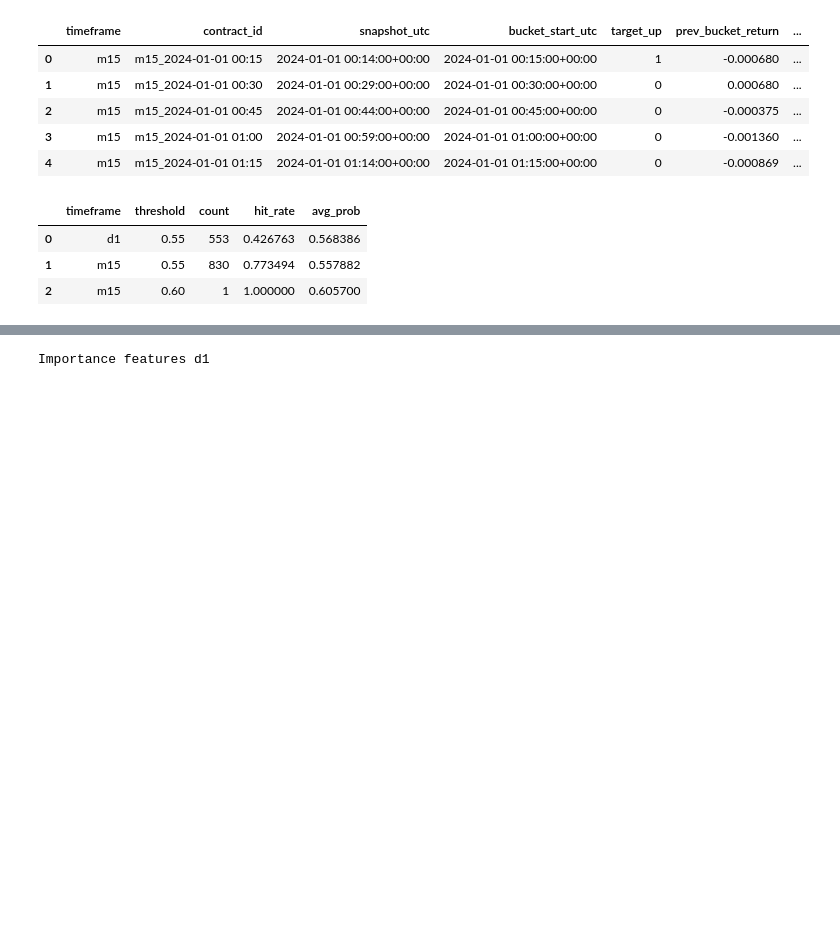
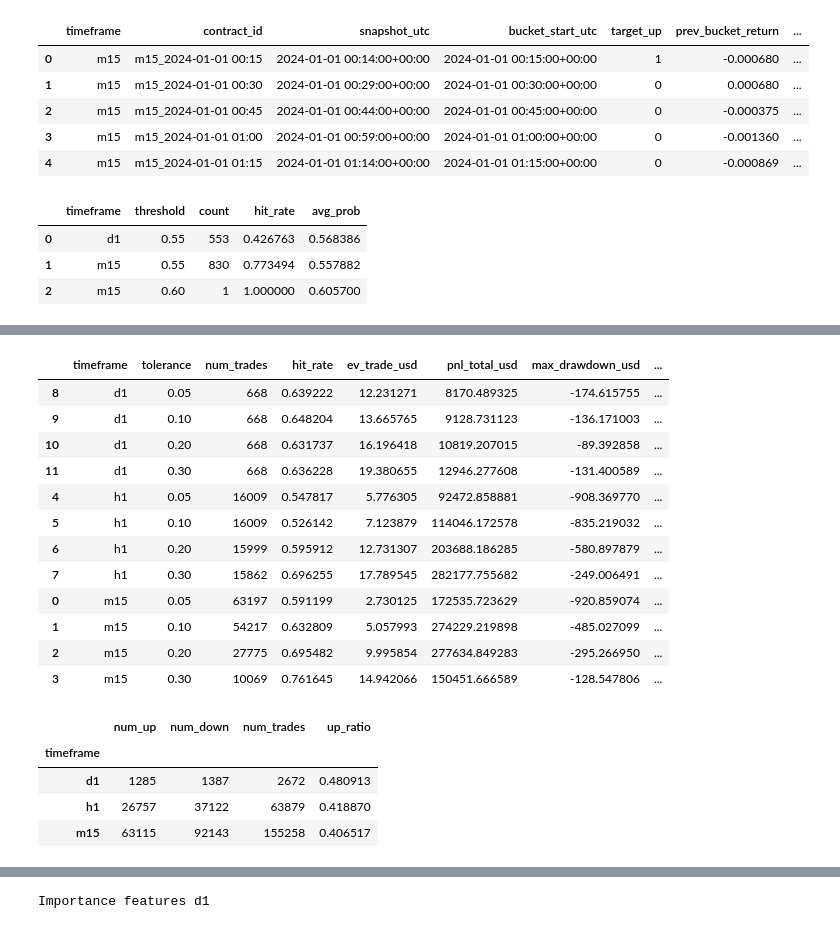
Before and after one commit to Artex6666/BTC_data_prob_study, a Jupyter notebook: notebooks/polymarket_fomo_strategy.ipynb, the cells around one changed output, grey strips where cells are left out. Cells and saved outputs as stored; diff of their text form; code cells hidden in the pictures; blank space fills up the shorter version.

```diff
--- a/notebooks/polymarket_fomo_strategy.ipynb
+++ b/notebooks/polymarket_fomo_strategy.ipynb
@@ -26,6 +47,7 @@ pd.options.display.max_columns = 120
 pd.options.display.max_rows = 200
 
 DATA_PATH = pathlib.Path("../data/btc_1m_OHLC.csv").resolve()
+MARKET_ODDS_PATH = pathlib.Path("../data/BTC.csv").resolve()
 TARGET_TZ = "America/New_York"
 RANDOM_SEED = 17
 
@@ -794,0 +1256,11 @@ if not tr_m15.empty:
+# %%
+scenarios = [
+    FomoScenario(name="fast_revert", fomo_index=0.8, aggressiveness=0.12, stickiness=0.25, noise=0.01),
+    FomoScenario(name="balanced", fomo_index=0.5, aggressiveness=0.18, stickiness=0.55, noise=0.015),
+    FomoScenario(name="slow_sticky", fomo_index=0.2, aggressiveness=0.25, stickiness=0.8, noise=0.02),
+]
+
+simulated_df = simulate_fomo_odds(pred_df, scenarios)
+print(f"[INFO] Cotes FOMO simulées pour {len(scenarios)} scénarios")
+print(f"[INFO] Colonnes créées: {[f'odds_{s.name}' for s in scenarios]}")
+simulated_df[["prob_up"] + [f"odds_{s.name}" for s in scenarios]].head()
@@ -1702,0 +2117,42 @@ preopen_thresholds.head(9)
+# %%
+# Résumé ONLINE par timeframe
+odds_col = "odds_slow_sticky"   # ou "odds_balanced" / "odds_fast_revert"
+tolerances = [0.05, 0.10, 0.20, 0.30]
+
+summary_online = summarize_online_by_timeframe(
+    simulated_df,
+    odds_column=odds_col,
+    tolerances=tolerances,
+    min_seconds_remaining_by_tf={"m15": 0, "h1": 0, "d1": 0},
+    spread_abs=0.05,
+    fee_abs=0.0,
+    min_z_abs=None,
+    stake_usd=50.0,
+)
+display(summary_online)
+
+# Répartition UP/DOWN par timeframe (agrégé toutes tolérances)
+mix = (summary_online
+       .groupby('timeframe')[['num_up','num_down','num_trades']]
+       .sum()
+       .assign(up_ratio=lambda x: (x['num_up'] / x['num_trades']).fillna(0.0)))
+display(mix)
+# %% [output]
+|  | timeframe | tolerance | num_trades | hit_rate | ev_trade_usd | pnl_total_usd | max_drawdown_usd | ... |
+| 8 | d1 | 0.05 | 668 | 0.639222 | 12.231271 | 8170.489325 | -174.615755 | ... |
+| 9 | d1 | 0.10 | 668 | 0.648204 | 13.665765 | 9128.731123 | -136.171003 | ... |
+| 10 | d1 | 0.20 | 668 | 0.631737 | 16.196418 | 10819.207015 | -89.392858 | ... |
+| 11 | d1 | 0.30 | 668 | 0.636228 | 19.380655 | 12946.277608 | -131.400589 | ... |
+| 4 | h1 | 0.05 | 16009 | 0.547817 | 5.776305 | 92472.858881 | -908.369770 | ... |
+| 5 | h1 | 0.10 | 16009 | 0.526142 | 7.123879 | 114046.172578 | -835.219032 | ... |
+| 6 | h1 | 0.20 | 15999 | 0.595912 | 12.731307 | 203688.186285 | -580.897879 | ... |
+| 7 | h1 | 0.30 | 15862 | 0.696255 | 17.789545 | 282177.755682 | -249.006491 | ... |
+| 0 | m15 | 0.05 | 63197 | 0.591199 | 2.730125 | 172535.723629 | -920.859074 | ... |
+| 1 | m15 | 0.10 | 54217 | 0.632809 | 5.057993 | 274229.219898 | -485.027099 | ... |
+| 2 | m15 | 0.20 | 27775 | 0.695482 | 9.995854 | 277634.849283 | -295.266950 | ... |
+| 3 | m15 | 0.30 | 10069 | 0.761645 | 14.942066 | 150451.666589 | -128.547806 | ... |
+|  | num_up | num_down | num_trades | up_ratio |
+| timeframe |  |  |  |  |
+| d1 | 1285 | 1387 | 2672 | 0.480913 |
+| h1 | 26757 | 37122 | 63879 | 0.418870 |
+| m15 | 63115 | 92143 | 155258 | 0.406517 |
```
Also changed, not shown: parts of 55 cells of this notebook.
